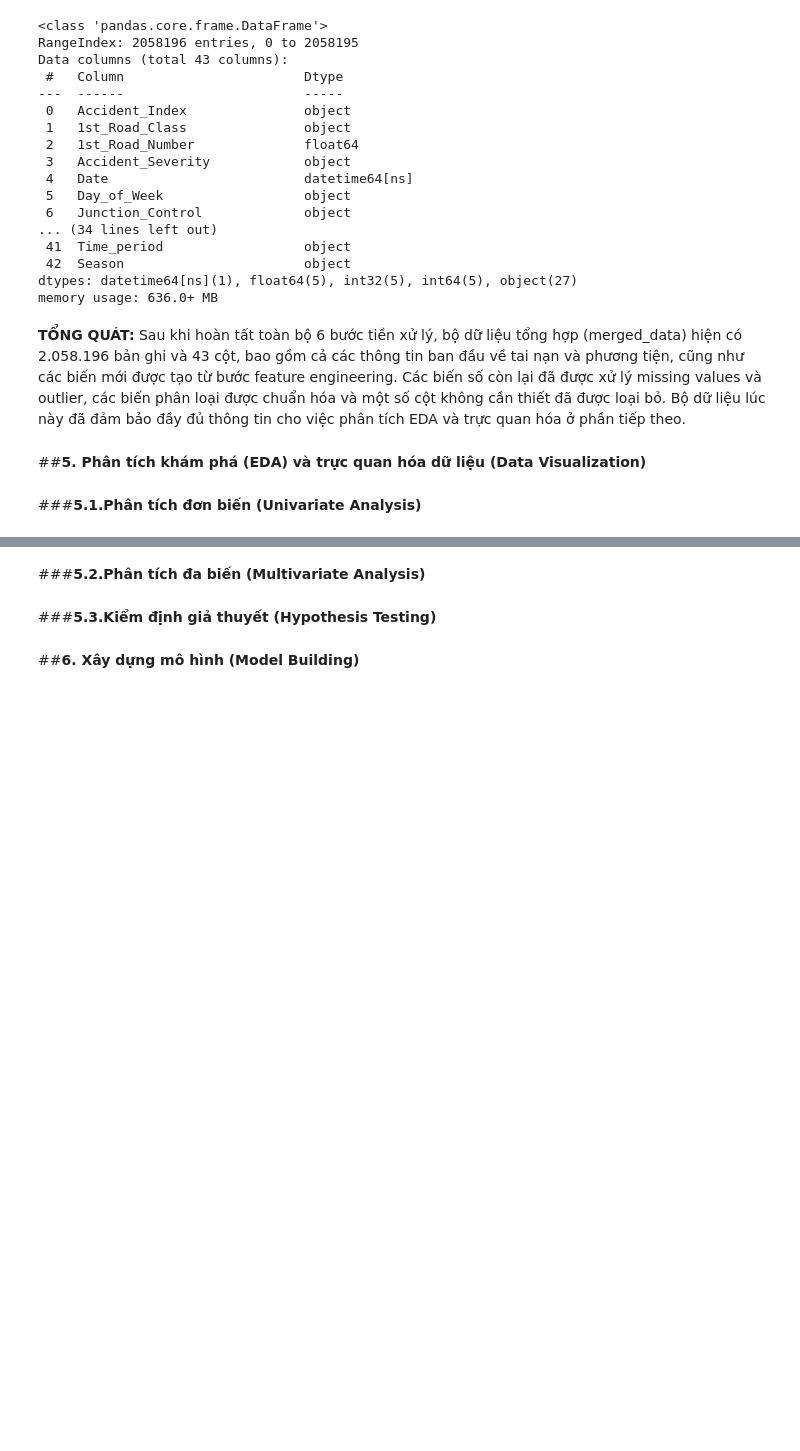
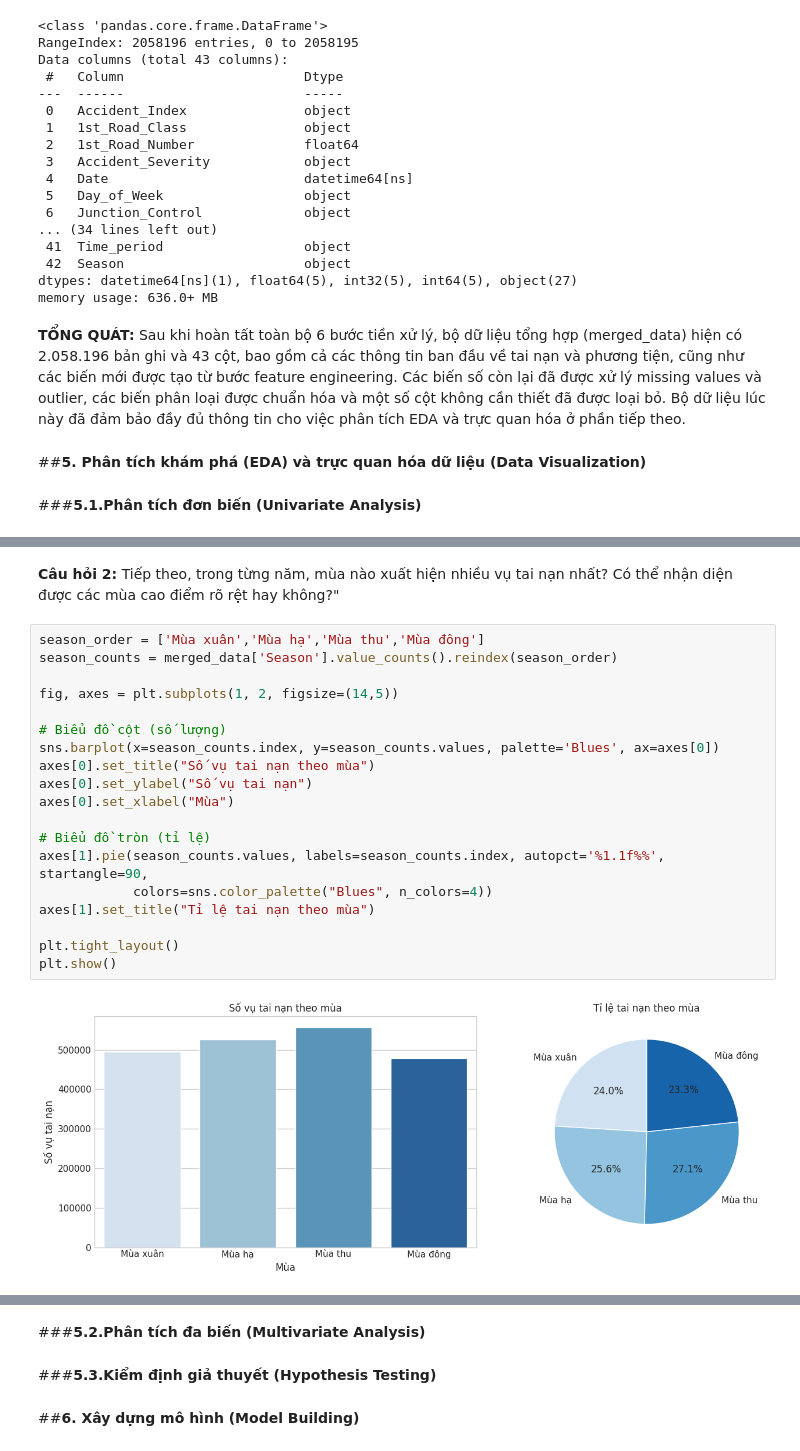
Before and after one commit to mihhwiNick/DA_project, a Jupyter notebook: UK_Road_Traffic_Accident_DA.ipynb, the cells around one changed output, grey strips where cells are left out. Cells and saved outputs as stored; diff of their text form; blank space fills up the shorter version.

```diff
--- a/UK_Road_Traffic_Accident_DA.ipynb
+++ b/UK_Road_Traffic_Accident_DA.ipynb
@@ -1092,0 +1124,23 @@ memory usage: 636.0+ MB
+# %% [markdown]
+**Câu hỏi 2:** Tiếp theo, trong từng năm, mùa nào xuất hiện nhiều vụ tai nạn nhất? Có thể nhận diện được các mùa cao điểm rõ rệt hay không?"
+# %%
+season_order = ['Mùa xuân','Mùa hạ','Mùa thu','Mùa đông']
+season_counts = merged_data['Season'].value_counts().reindex(season_order)
+
+fig, axes = plt.subplots(1, 2, figsize=(14,5))
+
+# Biểu đồ cột (số lượng)
+sns.barplot(x=season_counts.index, y=season_counts.values, palette='Blues', ax=axes[0])
+axes[0].set_title("Số vụ tai nạn theo mùa")
+axes[0].set_ylabel("Số vụ tai nạn")
+axes[0].set_xlabel("Mùa")
+
+# Biểu đồ tròn (tỉ lệ)
+axes[1].pie(season_counts.values, labels=season_counts.index, autopct='%1.1f%%', startangle=90,
+            colors=sns.color_palette("Blues", n_colors=4))
+axes[1].set_title("Tỉ lệ tai nạn theo mùa")
+
+plt.tight_layout()
+plt.show()
+# %% [output]
+[figure, added]
```
Also changed, not shown: parts of 13 cells of this notebook.
